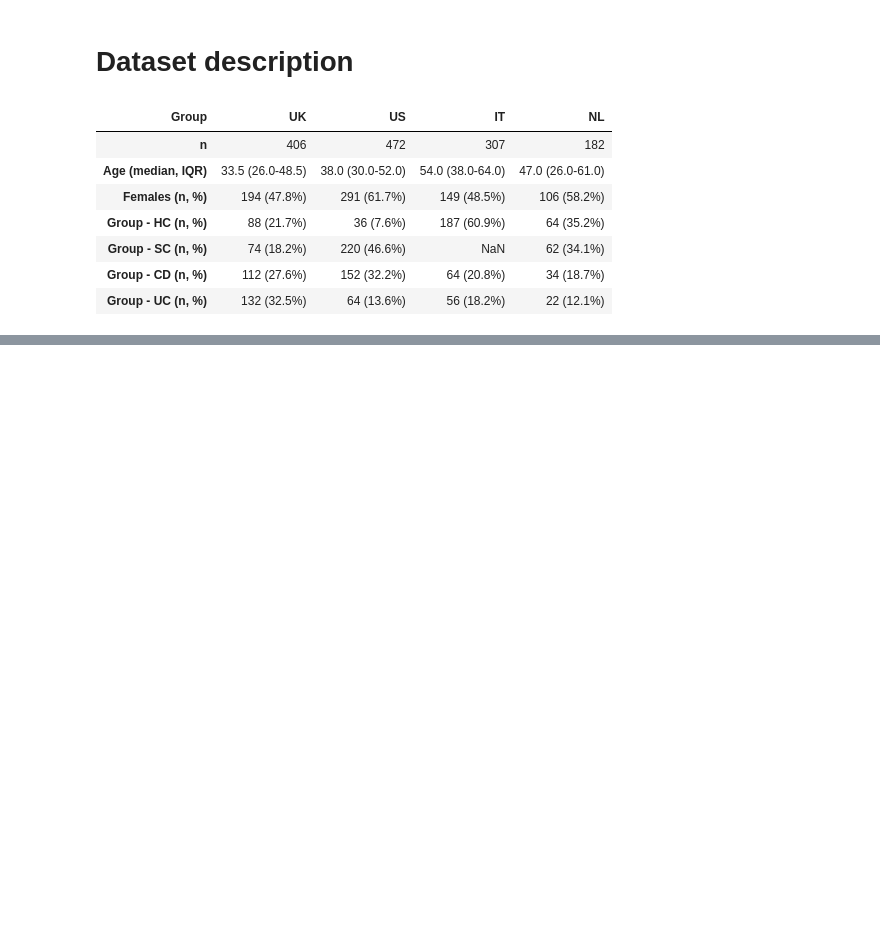
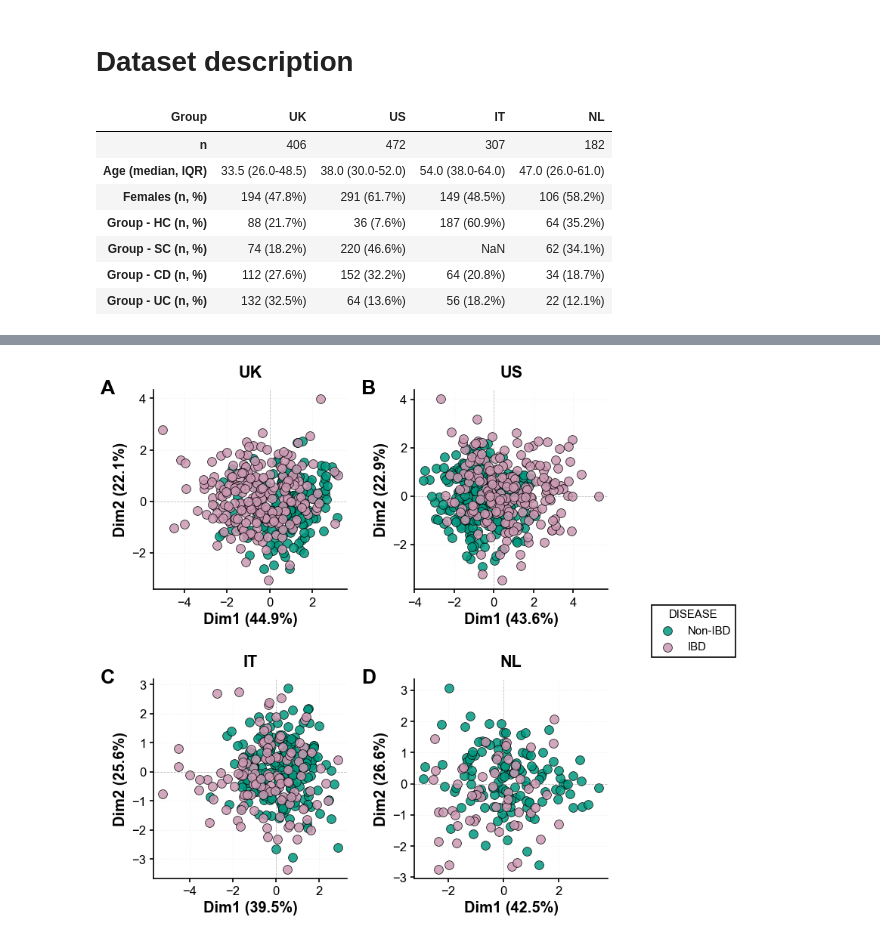
Before and after one commit to kf120/ibd-biom-glycoda, a Jupyter notebook: notebooks/01_similarity_analysis.ipynb, the cells around one changed output, grey strips where cells are left out. Drawn from its saved outputs; the diff is of its cells as text; code cells hidden in the pictures; blank space fills up the shorter version.

Commit message:
Revise global similarity analysis

```diff
--- a/notebooks/01_similarity_analysis.ipynb
+++ b/notebooks/01_similarity_analysis.ipynb
@@ -31,20 +47,21 @@ Notebook config loaded. Project root added: C:\Users\konst\GitProjects\ibd-biom-
 # %%
 # Import data
-fname = 'ibd_biom_prospective_dataset_baseline.xlsx'
+fname = "ibd_biom_prospective_dataset_baseline.xlsx"
 df_ibd = load_dataset_excel(fname, data_dir=DATASETS_DIR)
 
 # Prepare multi-class dataset
 df_multi, coda_cols = prepare_ibd_dataset(df_ibd, binary=False)
-print(f"\nValues counts for multi-class dataset:\n{df_multi['DISEASE'].value_counts()}")
+print(f"\nValue counts for multi-class dataset:\n{df_multi['DISEASE'].value_counts()}")
 
-# Print dataset summary shapes
 print(f"Loaded dataset shape: {df_ibd.shape}")
 print(f"Prepared dataset shape: {df_multi.shape}")
 
 # Prepare binary dataset
 df_binary = df_multi.copy()
-df_binary['DISEASE'] = df_binary['DISEASE'].replace({'HC': 'Non-IBD', 'SC': 'Non-IBD', 'CD': 'IBD', 'UC': 'IBD'})
-print(f"\nValues counts for binary dataset:\n{df_binary['DISEASE'].value_counts()}")
+df_binary["DISEASE"] = df_binary["DISEASE"].replace(
+    {"HC": "Non-IBD", "SC": "Non-IBD", "CD": "IBD", "UC": "IBD"}
+)
+print(f"\nValue counts for binary dataset:\n{df_binary['DISEASE'].value_counts()}")
 # %% [output]
 Dropped 0 low abundant GP columns: []
 Retained 24 GP columns: ['GP1_FA1', 'GP2_A2', 'GP3_A2B', 'GP4_FA2', 'GP5_M5', 'GP6_FA2B', 'GP7_A2G1', 'GP8_FA2_6_G1', 'GP9_FA2_3_G1', 'GP10_FA2_6_BG1', 'GP11_FA2_3_BG1', 'GP12_A2G2', 'GP13_A2BG2', 'GP ...
@@ -72,0 +92,16 @@ COHORT_ORDER = ['UK', 'US', 'IT', 'NL']
+# %%
+# Validate and prepare the two prespecified endpoint representations
+binary_similarity = prepare_similarity_representations(
+    df_binary,
+    coda_cols,
+    residualization_covariates=COVARIATES,
+    random_state=SEED,
+)
+multiclass_similarity = prepare_similarity_representations(
+    df_multi,
+    coda_cols,
+    residualization_covariates=COVARIATES,
+    random_state=SEED,
+)
+
+display(multiclass_similarity.contract_summary)
@@ -179,0 +227,19 @@ _, _ = save_figure_aga_compliant(fig=fig, filename='figure S1', format='tiff', d
+# %%
+# Primary cohort-specific Aitchison ordination: binary IBD endpoint
+fig = plot_cohort_ordination_grid(
+    binary_geometry.clr_ordination,
+    cluster_col="DISEASE",
+    cluster_order=DISEASE_ORDER_BINARY,
+    colors=DISEASE_COLORS,
+    cohort_order=COHORT_ORDER,
+    legend_title="DISEASE",
+)
+_, _ = save_figure_aga_compliant(
+    fig=fig,
+    filename="figure 1",
+    format="tiff",
+    dpi=500,
+    path=FIGURE_DIR,
+)
+# %% [output]
+[figure, added]
```
Also changed, not shown: parts of 16 cells of this notebook.
